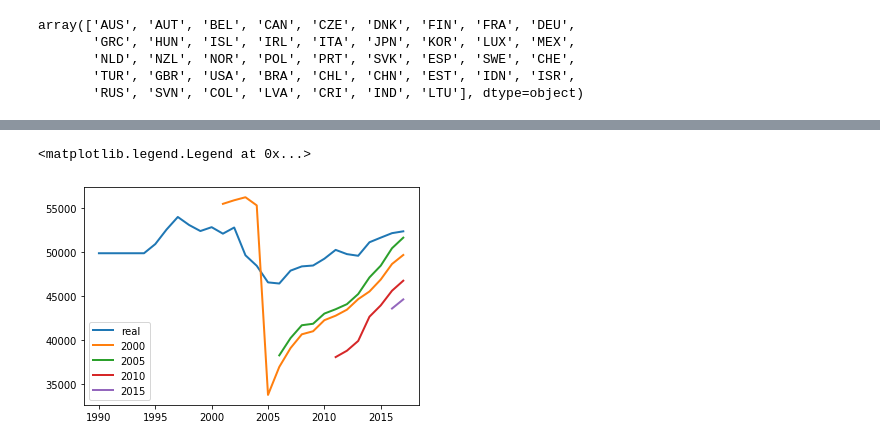
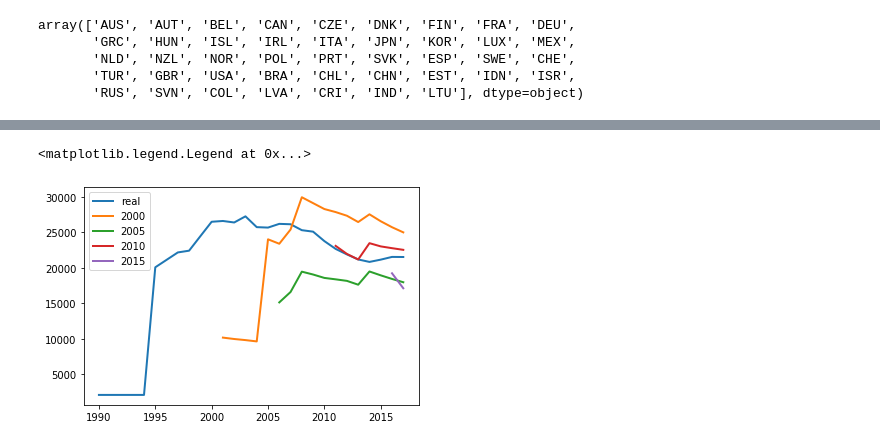
Before and after one commit to OscarGB/TFGInf, a Jupyter notebook: PorPais.ipynb, the cells around one changed output, grey strips where cells are left out. Cells and saved outputs as stored; diff of their text form; code cells hidden in the pictures.

```diff
--- a/PorPais.ipynb
+++ b/PorPais.ipynb
@@ -331,5 +331,5 @@ Best Parameters: {'C': 50, 'epsilon': 0.001, 'kernel': 'rbf'}
 # %%
-country = 'DEU'
+country = 'ESP'
 esp = df[df.COU == country]
 years = list(esp.Year)
 mun = list(esp.Municipal)
@@ -343,7 +343,7 @@ predictions = [a[0] for a in scalerY.inverse_transform([[a,0] for a in predictio
 plt.plot(years, mun, lw=2, label='real')
 plt.axvline(x=Year_to_separate + 0.5, c='green', lw=1, ls=':', label='separación')
 plt.plot([y for y in years if y > Year_to_separate], predictions, c='red', lw=2, label='predecido')
-plt.title("Basura municipal en Alemania")
+plt.title("Basura municipal en España")
 plt.xlabel("Año")
 plt.ylabel("Miles de toneladas")
 plt.legend()
@@ -418,15 +418,15 @@ Y_test = Y[X.Year >= Year_to_separate].copy()
 #Y_test = pd.read_parquet("Ytime/Y_test.parquet")
 X_train.drop(columns={'Year'}, inplace=True)
 X_test.drop(columns={'Year'}, inplace=True)
-scalerX = MinMaxScaler().fit(X_train)
+#scalerX = MinMaxScaler().fit(X_train)
 X_train = pd.DataFrame(scalerX.transform(X_train))
 X_test = pd.DataFrame(scalerX.transform(X_test))
-scalerY = MinMaxScaler().fit(Y_train)
+#scalerY = MinMaxScaler().fit(Y_train)
 Y_train = pd.DataFrame(scalerY.transform(Y_train))
 Y_test = pd.DataFrame(scalerY.transform(Y_test))
 Y_train = Y_train[[Y_train.columns[0]]]
 Y_test = Y_test[[Y_test.columns[0]]]
 # %%
 g = GridSearch(svm.SVR(), X_train, X_test, Y_train, Y_test, parameters, verbose=True)
-clf4 = svm.SVR(**g).fit(X_train, np.ravel(Y_train))
+clf1 = svm.SVR(**g).fit(X_train, np.ravel(Y_train))
 # %% [output]
@@ -449,6 +449,6 @@ Best Score: 0.9967634728020526
 Best Parameters: {'C': 50, 'epsilon': 0.001, 'kernel': 'rbf'}
 # %%
-country = 'DEU'
+country = 'ESP'
 esp = df[df.COU == country]
 years = list(esp.Year)
 mun = list(esp.Municipal)
@@ -462,7 +462,7 @@ predictions = [a[0] for a in scalerY.inverse_transform([[a,0] for a in predictio
 plt.plot(years, mun, lw=2, label='real')
 plt.axvline(x=Year_to_separate + 0.5, c='green', lw=1, ls=':', label='separación')
 plt.plot([y for y in years if y > Year_to_separate], predictions, c='red', lw=2, label='predecido')
-plt.title("Basura municipal en Alemania")
+plt.title("Basura municipal en España")
 plt.xlabel("Año")
 plt.ylabel("Miles de toneladas")
 plt.legend()
@@ -525,17 +525,17 @@ usa2015 = predictions
 # %%
-country = 'DEU'
+country = 'ESP'
 esp = df[df.COU == country]
 years = list(esp.Year)
 mun = list(esp.Municipal)
 plt.plot(years, mun, lw=2, label='real')
 plt.plot([y for y in years if y > 2000], deu2000, lw=2, label='2000')
 plt.plot([y for y in years if y > 2005], deu2005, lw=2, label='2005')
 plt.plot([y for y in years if y > 2010], deu2010, lw=2, label='2010')
 plt.plot([y for y in years if y > 2015], deu2015, lw=2, label='2015')
 plt.legend()
 # %% [output]
 <matplotlib.legend.Legend at 0x...>
-[figure, old version]
+[figure, new version]
 # %%
 country = 'CHN'
 esp = df[df.COU == country]
```
Also changed, not shown: parts of 21 cells of this notebook, 5 other files.
